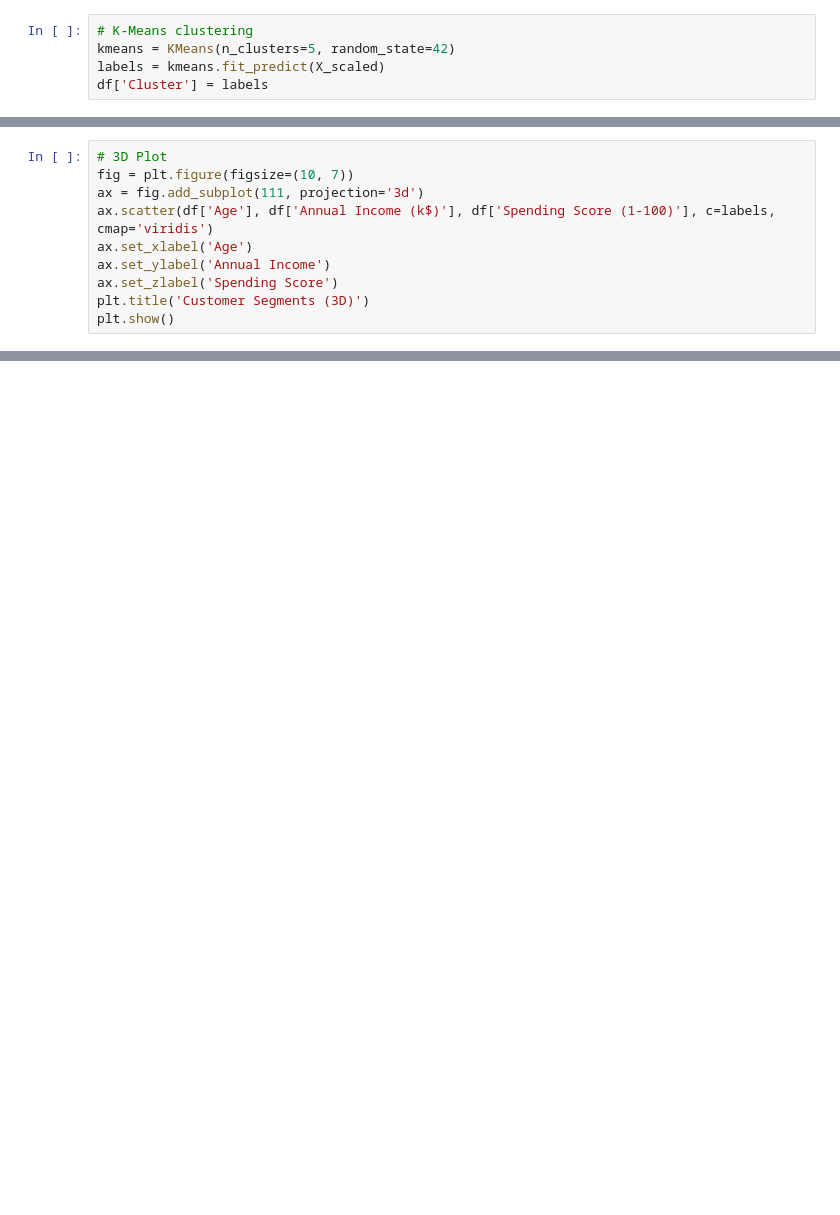
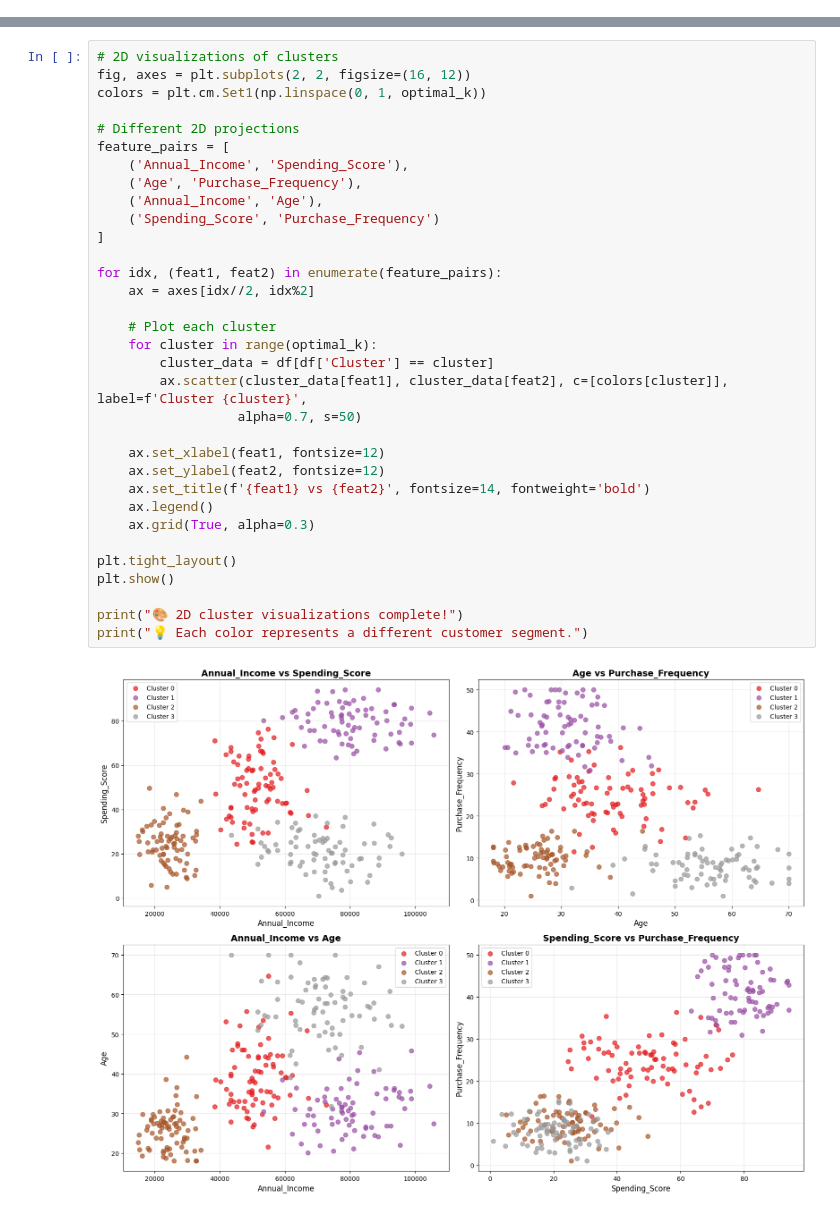
Before and after one commit to pauldebanshu19/ML-Assignment, a Jupyter notebook: Assignment 13/model.ipynb, the cells around one changed output, grey strips where cells are left out. Saved outputs shown, nothing was run; the diff lists cells and outputs as text; blank space fills up the shorter version.

```diff
--- a/Assignment 13/model.ipynb
+++ b/Assignment 13/model.ipynb
@@ -15,5 +298,0 @@ X_scaled = scaler.fit_transform(X)
-# %%
-# K-Means clustering
-kmeans = KMeans(n_clusters=5, random_state=42)
-labels = kmeans.fit_predict(X_scaled)
-df['Cluster'] = labels
@@ -28,10 +298,0 @@ plt.show()
-# %%
-# 3D Plot
-fig = plt.figure(figsize=(10, 7))
-ax = fig.add_subplot(111, projection='3d')
-ax.scatter(df['Age'], df['Annual Income (k$)'], df['Spending Score (1-100)'], c=labels, cmap='viridis')
-ax.set_xlabel('Age')
-ax.set_ylabel('Annual Income')
-ax.set_zlabel('Spending Score')
-plt.title('Customer Segments (3D)')
-plt.show()
@@ -37,0 +361,35 @@ plt.show()
+# %%
+# 2D visualizations of clusters
+fig, axes = plt.subplots(2, 2, figsize=(16, 12))
+colors = plt.cm.Set1(np.linspace(0, 1, optimal_k))
+
+# Different 2D projections
+feature_pairs = [
+    ('Annual_Income', 'Spending_Score'),
+    ('Age', 'Purchase_Frequency'),
+    ('Annual_Income', 'Age'),
+    ('Spending_Score', 'Purchase_Frequency')
+]
+
+for idx, (feat1, feat2) in enumerate(feature_pairs):
+    ax = axes[idx//2, idx%2]
+
+    # Plot each cluster
+    for cluster in range(optimal_k):
+        cluster_data = df[df['Cluster'] == cluster]
+        ax.scatter(cluster_data[feat1], cluster_data[feat2], c=[colors[cluster]], label=f'Cluster {cluster}',
+                  alpha=0.7, s=50)
+
+    ax.set_xlabel(feat1, fontsize=12)
+    ax.set_ylabel(feat2, fontsize=12)
+    ax.set_title(f'{feat1} vs {feat2}', fontsize=14, fontweight='bold')
+    ax.legend()
+    ax.grid(True, alpha=0.3)
+
+plt.tight_layout()
+plt.show()
+
+print("🎨 2D cluster visualizations complete!")
+print("💡 Each color represents a different customer segment.")
+# %% [output]
+[figure, added]
```
Also changed, not shown: parts of 27 cells of this notebook, 14 other files.
